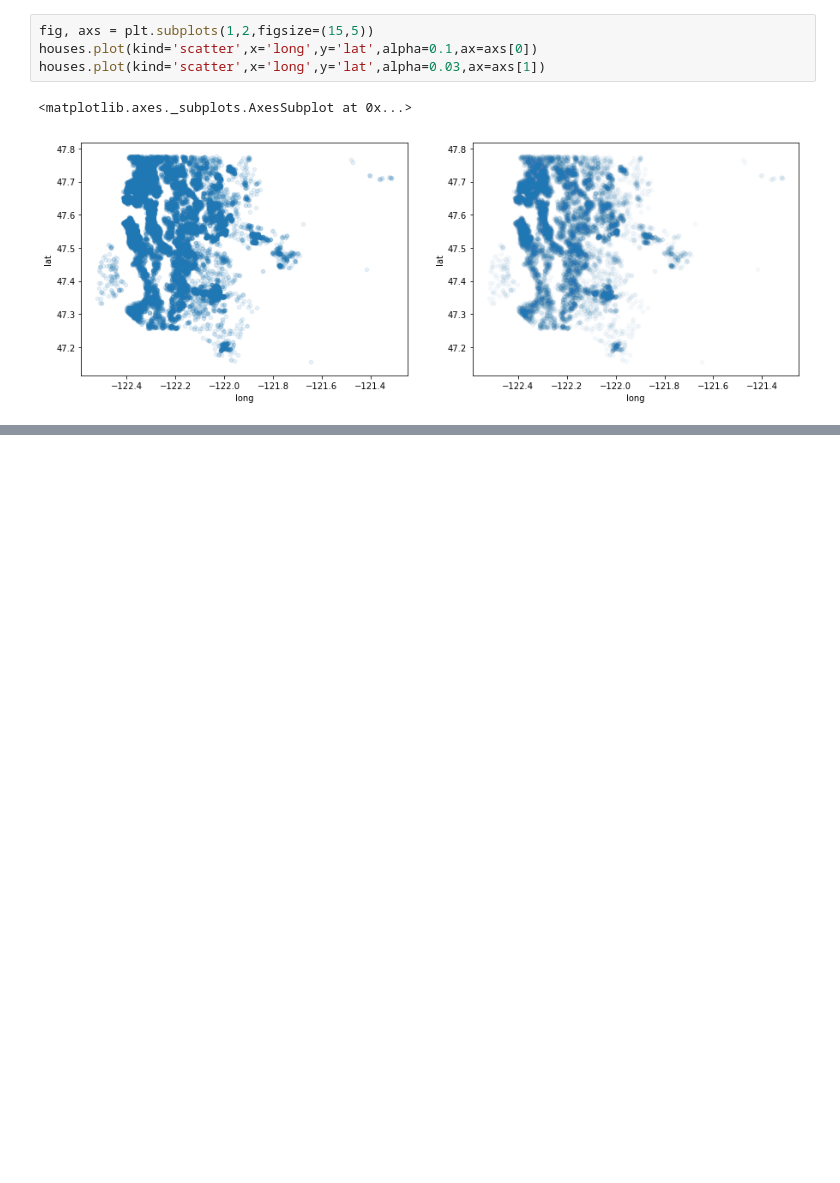
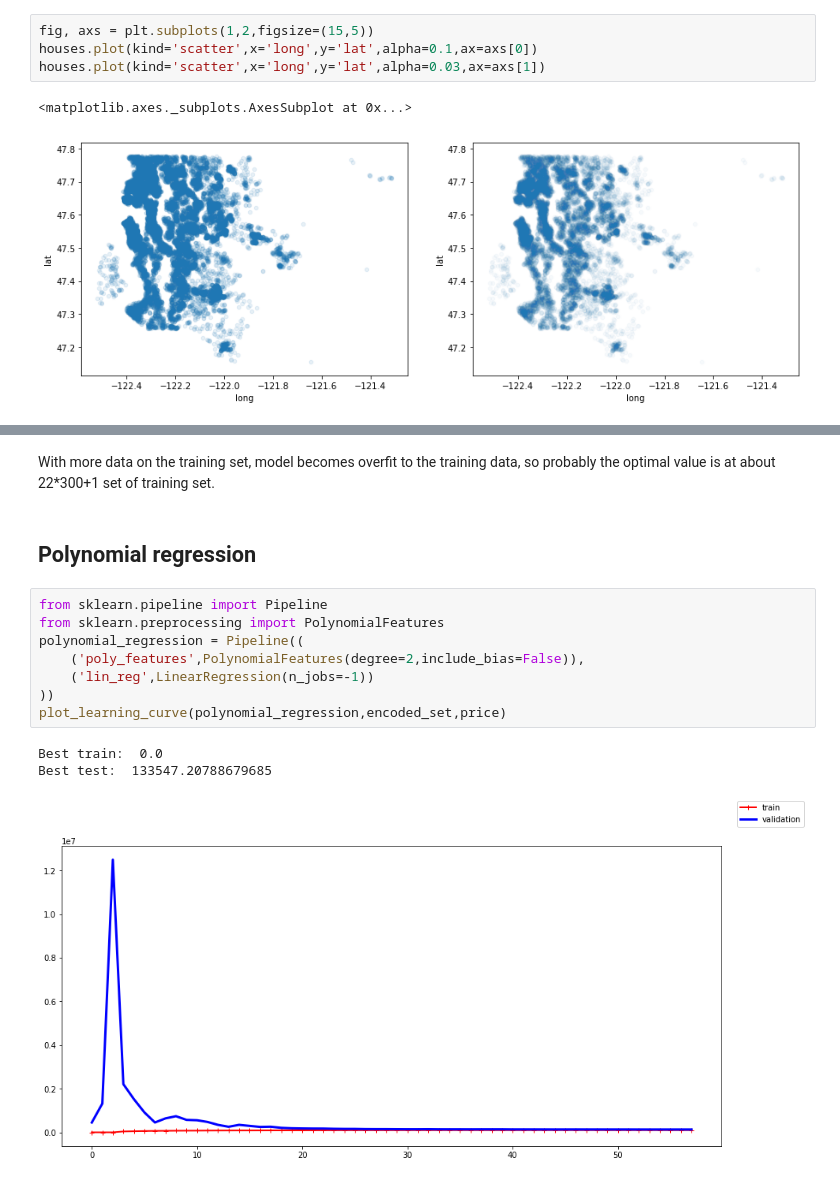
Before and after one commit to Craq/univ_ml, a Jupyter notebook: linear_reg/Houses_project.ipynb, the cells around one changed output, grey strips where cells are left out. Saved outputs shown, nothing was run; the diff lists cells and outputs as text; blank space fills up the shorter version.

```diff
--- a/linear_reg/Houses_project.ipynb
+++ b/linear_reg/Houses_project.ipynb
@@ -174,0 +355,16 @@ mean_squared_error(y_test,lr.predict(x_test))
+# %% [markdown]
+With more data on the training set, model becomes overfit to the training data, so probably the optimal value is at about 22*300+1 set of training set.
+# %% [markdown]
+## Polynomial regression
+# %%
+from sklearn.pipeline import Pipeline
+from sklearn.preprocessing import PolynomialFeatures
+polynomial_regression = Pipeline((
+    ('poly_features',PolynomialFeatures(degree=2,include_bias=False)),
+    ('lin_reg',LinearRegression(n_jobs=-1))
+))
+plot_learning_curve(polynomial_regression,encoded_set,price)
+# %% [output]
+Best train:  0.0
+Best test:  133547.20788679685
+[figure, added]
```
Also changed, not shown: parts of 44 cells of this notebook.
